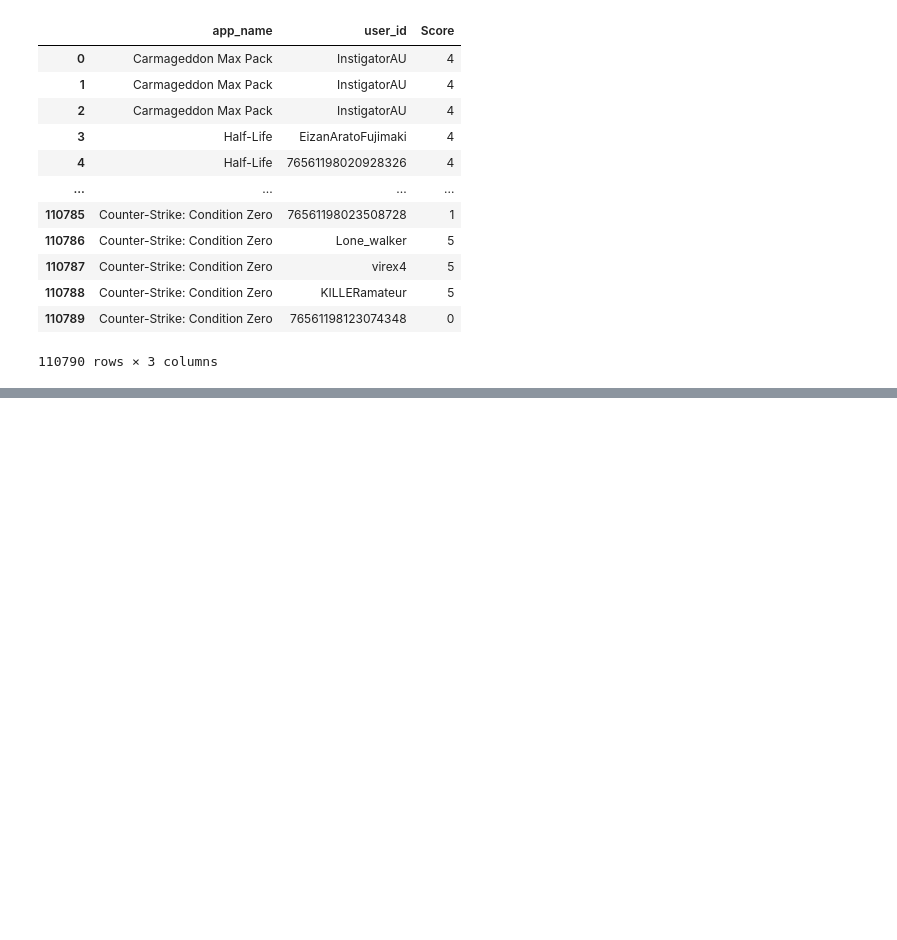
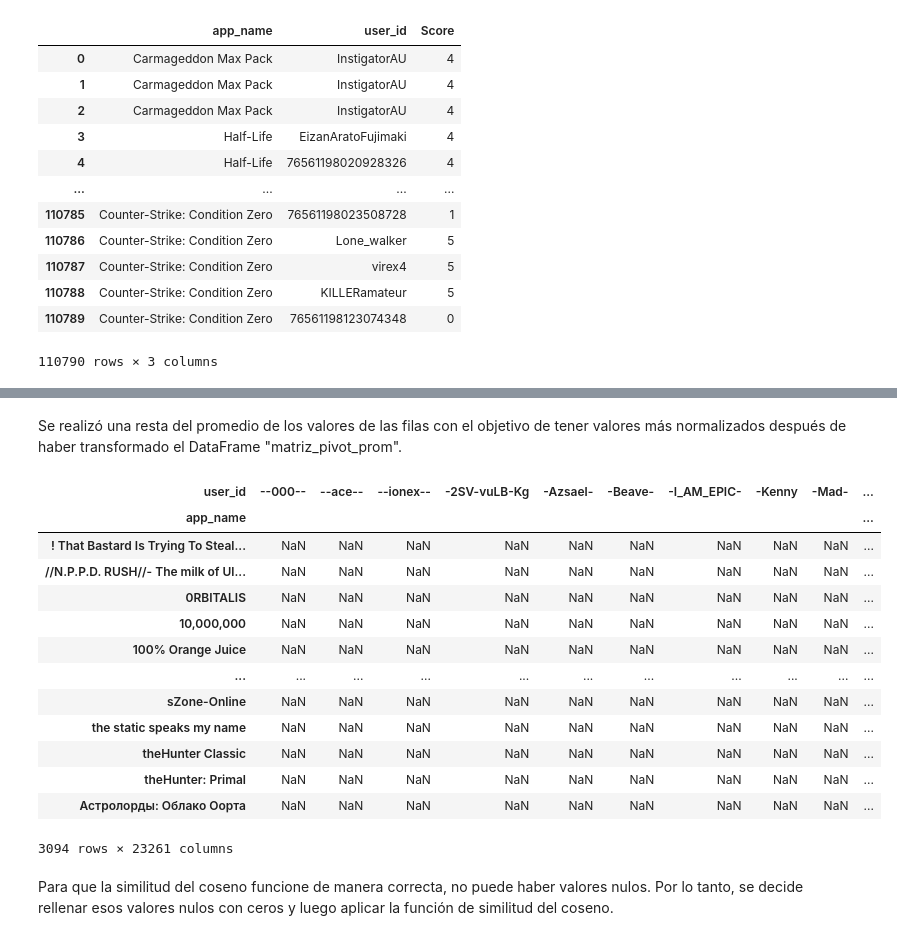
Before and after one commit to MaximilianoTauil/Individual_Proyecto, a Jupyter notebook: Notebooks/Sistema_recomendacion.ipynb, the cells around one changed output, grey strips where cells are left out. Cells and saved outputs as stored; diff of their text form; code cells hidden in the pictures; blank space fills up the shorter version.

```diff
--- a/Notebooks/Sistema_recomendacion.ipynb
+++ b/Notebooks/Sistema_recomendacion.ipynb
@@ -148,0 +172,22 @@ El archivo se exportó con éxito
+# %% [markdown]
+Se realizó una resta del promedio de los valores de las filas con el objetivo de tener valores más normalizados después de haber transformado el DataFrame "matriz_pivot_prom".
+# %%
+matriz_pivot_prom = matriz_pivot.sub(matriz_pivot.mean(axis=1),axis='index')
+matriz_pivot_prom
+# %% [output]
+| user_id | --000-- | --ace-- | --ionex-- | -2SV-vuLB-Kg | -Azsael- | -Beave- | -I_AM_EPIC- | -Kenny | -Mad- | ... |
+| app_name |  |  |  |  |  |  |  |  |  | ... |
+| ! That Bastard Is Trying To Steal... | NaN | NaN | NaN | NaN | NaN | NaN | NaN | NaN | NaN | ... |
+| //N.P.P.D. RUSH//- The milk of Ul... | NaN | NaN | NaN | NaN | NaN | NaN | NaN | NaN | NaN | ... |
+| 0RBITALIS | NaN | NaN | NaN | NaN | NaN | NaN | NaN | NaN | NaN | ... |
+| 10,000,000 | NaN | NaN | NaN | NaN | NaN | NaN | NaN | NaN | NaN | ... |
+| 100% Orange Juice | NaN | NaN | NaN | NaN | NaN | NaN | NaN | NaN | NaN | ... |
+| ... | ... | ... | ... | ... | ... | ... | ... | ... | ... | ... |
+| sZone-Online | NaN | NaN | NaN | NaN | NaN | NaN | NaN | NaN | NaN | ... |
+| the static speaks my name | NaN | NaN | NaN | NaN | NaN | NaN | NaN | NaN | NaN | ... |
+| theHunter Classic | NaN | NaN | NaN | NaN | NaN | NaN | NaN | NaN | NaN | ... |
+| theHunter: Primal | NaN | NaN | NaN | NaN | NaN | NaN | NaN | NaN | NaN | ... |
+| Астролорды: Облако Оорта | NaN | NaN | NaN | NaN | NaN | NaN | NaN | NaN | NaN | ... |
+3094 rows × 23261 columns
+# %% [markdown]
+Para que la similitud del coseno funcione de manera correcta, no puede haber valores nulos. Por lo tanto, se decide rellenar esos valores nulos con ceros y luego aplicar la función de similitud del coseno.
```
Also changed, not shown: parts of 27 cells of this notebook, 13 other files.
